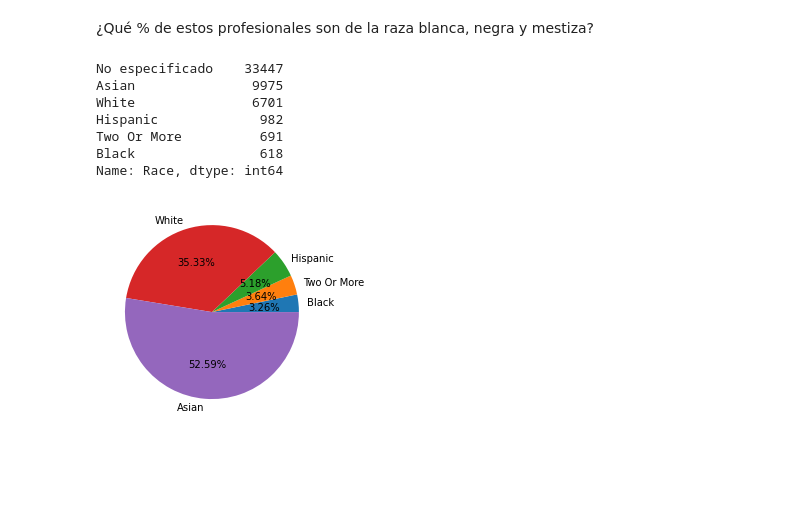
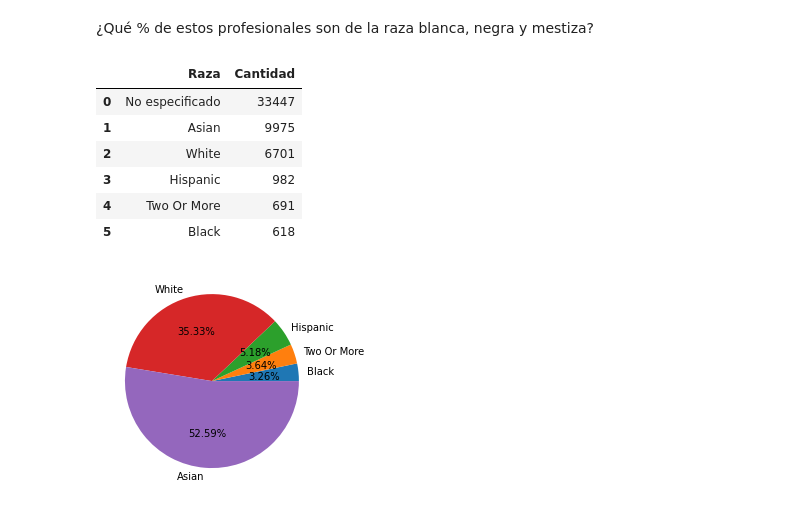
Before and after one commit to joevilla96/-DataProyect, a Jupyter notebook: src/EDA1.ipynb, the cells around one changed output. Saved outputs shown, nothing was run; the diff lists cells and outputs as text; code cells hidden in the pictures; blank space fills up the shorter version.

```diff
--- a/src/EDA1.ipynb
+++ b/src/EDA1.ipynb
@@ -33,16 +33,16 @@ Preguntas de exploración
 # %% [markdown]
 ¿Qué % de estos profesionales son de la raza blanca, negra y mestiza?
 # %%
-df_part_race = df['Race'].value_counts()
+df_part_race = df['Race'].value_counts().reset_index().rename(columns={'index':'Raza','Race':'Cantidad'})
 df_part_race
 # %% [output]
-No especificado    33447
-Asian               9975
-White               6701
-Hispanic             982
-Two Or More          691
-Black                618
-Name: Race, dtype: int64
+|  | Raza | Cantidad |
+| 0 | No especificado | 33447 |
+| 1 | Asian | 9975 |
+| 2 | White | 6701 |
+| 3 | Hispanic | 982 |
+| 4 | Two Or More | 691 |
+| 5 | Black | 618 |
 # %%
 Race = ['Black','Two Or More','Hispanic','White','Asian']
 value = [618,691,982,6701, 9975]
```
Also changed, not shown: parts of 11 cells of this notebook.
